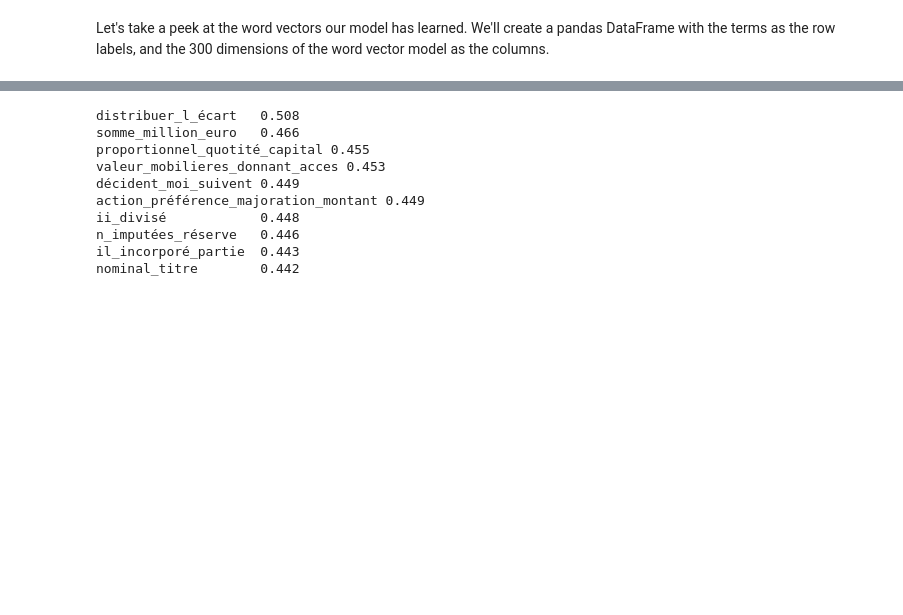
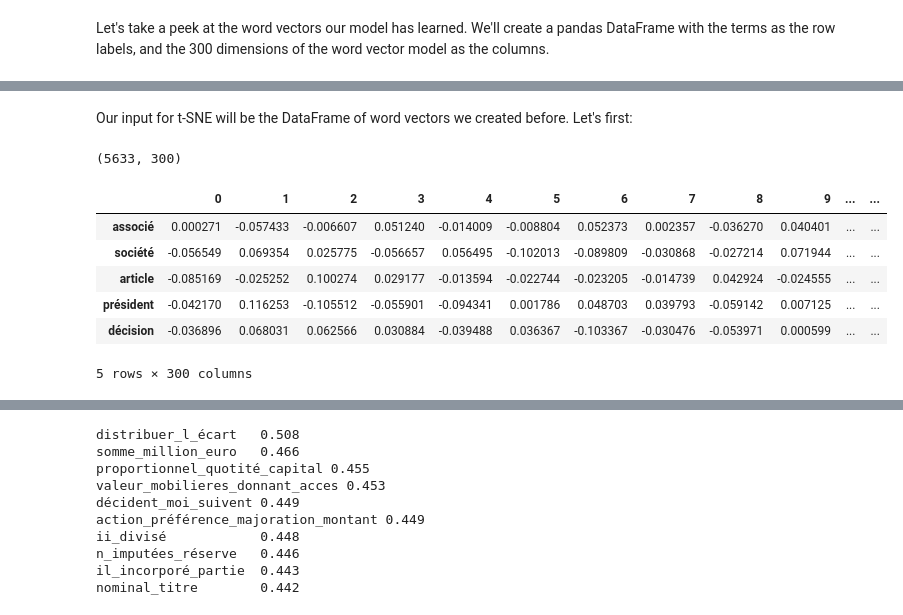
Before and after one commit to alaameloh/Hyperlex_test, a Jupyter notebook: hyperlex_test.ipynb, the cells around one changed output, grey strips where cells are left out. Saved outputs shown, nothing was run; the diff lists cells and outputs as text; code cells hidden in the pictures; blank space fills up the shorter version.

```diff
--- a/hyperlex_test.ipynb
+++ b/hyperlex_test.ipynb
@@ -1027,0 +1033,19 @@ word_vectors
+# %% [markdown]
+Our input for t-SNE will be the DataFrame of word vectors we created before. Let's first:
+# %%
+tsne_input = word_vectors.drop(spacy.lang.fr.STOP_WORDS, errors=u'ignore')
+tsne_input = tsne_input.head(5000)
+# %%
+word_vectors.shape
+# %% [output]
+(5633, 300)
+# %%
+tsne_input.head()
+# %% [output]
+|  | 0 | 1 | 2 | 3 | 4 | 5 | 6 | 7 | 8 | 9 | ... | ... |
+| associé | 0.000271 | -0.057433 | -0.006607 | 0.051240 | -0.014009 | -0.008804 | 0.052373 | 0.002357 | -0.036270 | 0.040401 | ... | ... |
+| société | -0.056549 | 0.069354 | 0.025775 | -0.056657 | 0.056495 | -0.102013 | -0.089809 | -0.030868 | -0.027214 | 0.071944 | ... | ... |
+| article | -0.085169 | -0.025252 | 0.100274 | 0.029177 | -0.013594 | -0.022744 | -0.023205 | -0.014739 | 0.042924 | -0.024555 | ... | ... |
+| président | -0.042170 | 0.116253 | -0.105512 | -0.055901 | -0.094341 | 0.001786 | 0.048703 | 0.039793 | -0.059142 | 0.007125 | ... | ... |
+| décision | -0.036896 | 0.068031 | 0.062566 | 0.030884 | -0.039488 | 0.036367 | -0.103367 | -0.030476 | -0.053971 | 0.000599 | ... | ... |
+5 rows × 300 columns
```
Also changed, not shown: parts of 31 cells of this notebook, 5 other files.
